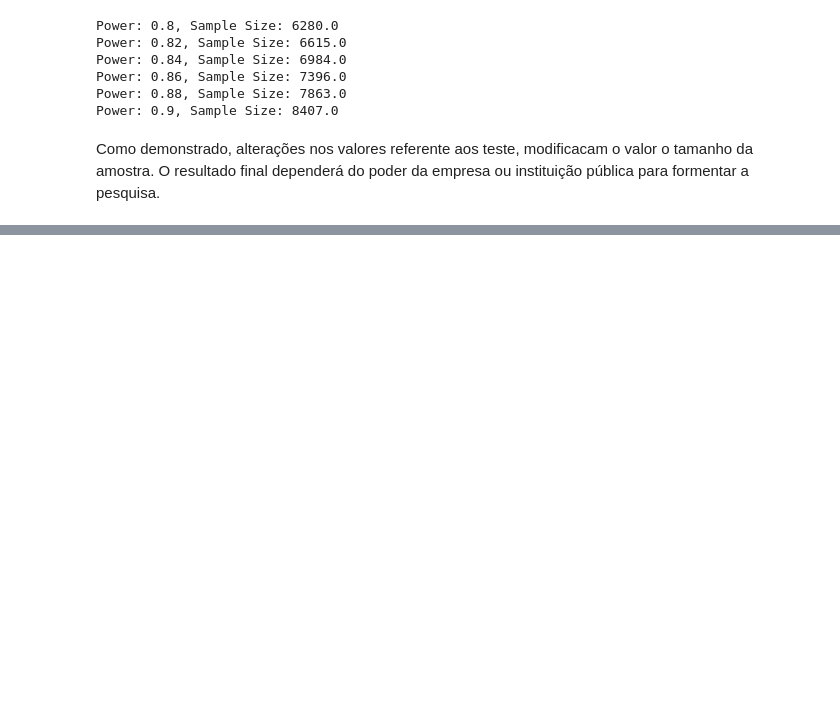
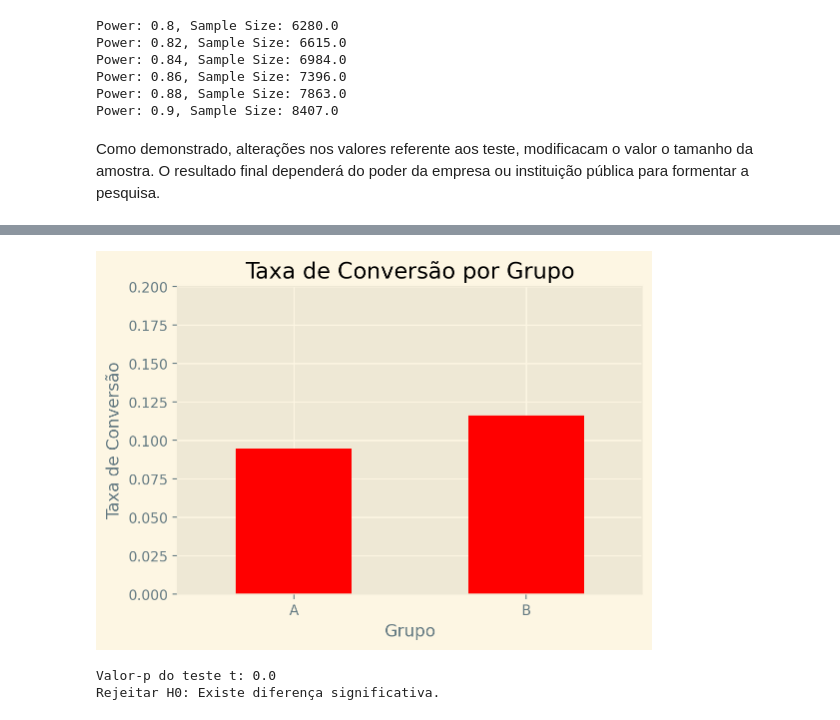
Before and after one commit to filmateus/Dados_Estatistica, a Jupyter notebook: Testes de Hipóteses e Teste AB.ipynb, the cells around one changed output, grey strips where cells are left out. Saved outputs shown, nothing was run; the diff lists cells and outputs as text; code cells hidden in the pictures; blank space fills up the shorter version.

```diff
--- a/Testes de Hipóteses e Teste AB.ipynb
+++ b/Testes de Hipóteses e Teste AB.ipynb
@@ -155,0 +188,45 @@ Como demonstrado, alterações nos valores referente aos teste, modificacam o va
+# %%
+import numpy as np
+import pandas as pd
+from scipy import stats
+import matplotlib.pyplot as plt
+
+# Simulação dos dados - Conversão (compra ou não)
+np.random.seed(1612)
+n = 6984
+# Grupo A (Amarelo) - Conversão: 10% dos visitantes compram
+grupo_a = np.random.choice([0, 1], size=n, p=[0.9, 0.1])
+
+# Grupo B (Vermelho) - Conversão: 12% dos visitantes compram
+grupo_b = np.random.choice([0, 1], size=n, p=[0.88, 0.12])
+
+# Criando um DataFrame
+data = pd.DataFrame({
+    'Grupo': ['A'] * n + ['B'] * n,
+    'Conversão': np.concatenate([grupo_a, grupo_b])
+})
+
+# Visualização dos dados
+plt.figure(figsize=(6, 4))
+data.groupby('Grupo')['Conversão'].mean().plot(kind='bar', rot=0, color= 'red')
+plt.title('Taxa de Conversão por Grupo')
+plt.xlabel('Grupo')
+plt.ylabel('Taxa de Conversão')
+plt.ylim(0, 0.2)
+plt.show()
+
+# Teste estatístico
+_, p_value = stats.ttest_ind(grupo_a, grupo_b)
+print(f"Valor-p do teste t: {round(p_value,4)}")
+
+alpha = 0.05  # Nível de significância
+
+# Verificando se há diferença estatisticamente significativa
+if p_value < alpha:
+    print("Rejeitar H0: Existe diferença significativa.")
+else:
+    print("Não  rejeitar H0: Não há diferença significativa.")
+# %% [output]
+[figure, added]
+Valor-p do teste t: 0.0
+Rejeitar H0: Existe diferença significativa.
```
Also changed, not shown: parts of 2 cells of this notebook.
